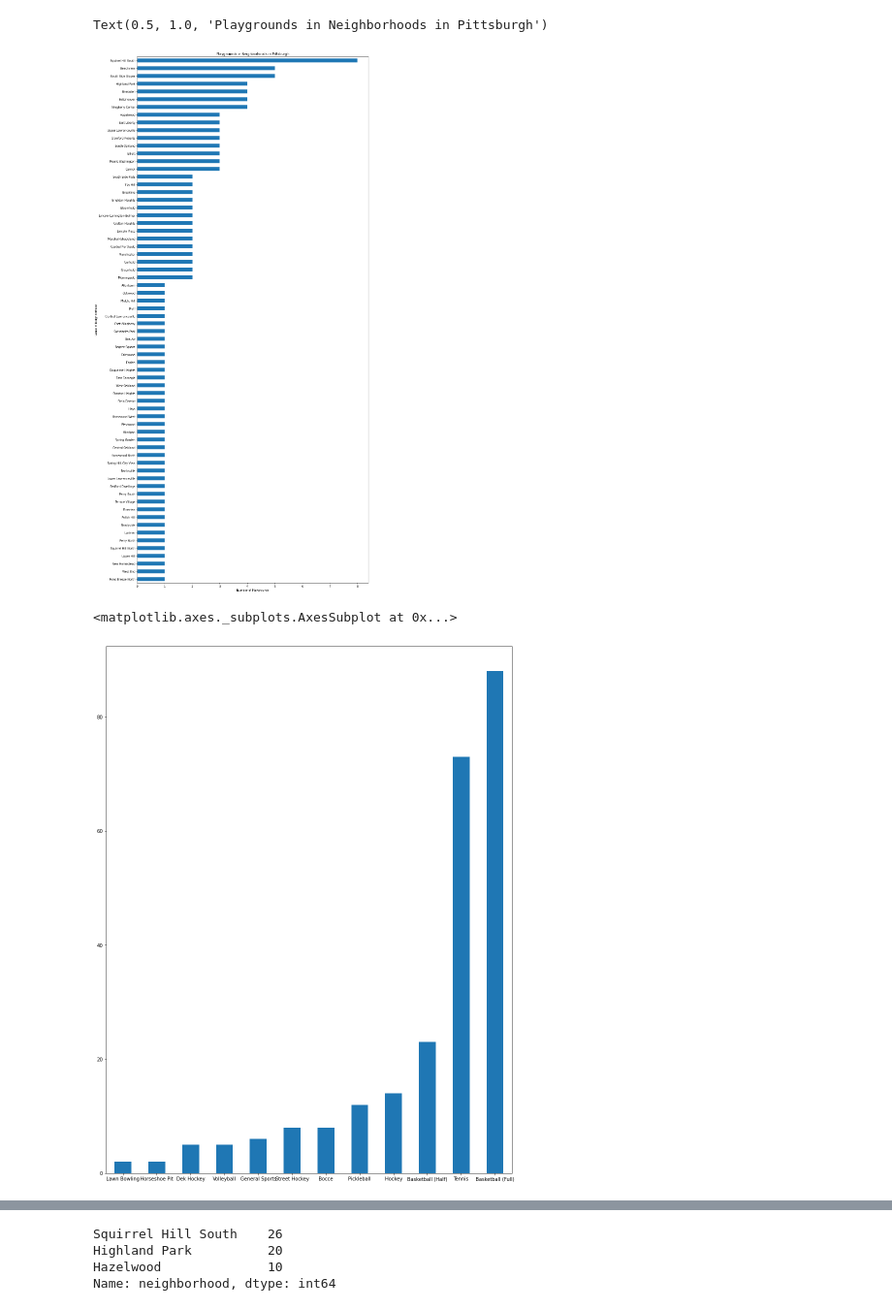
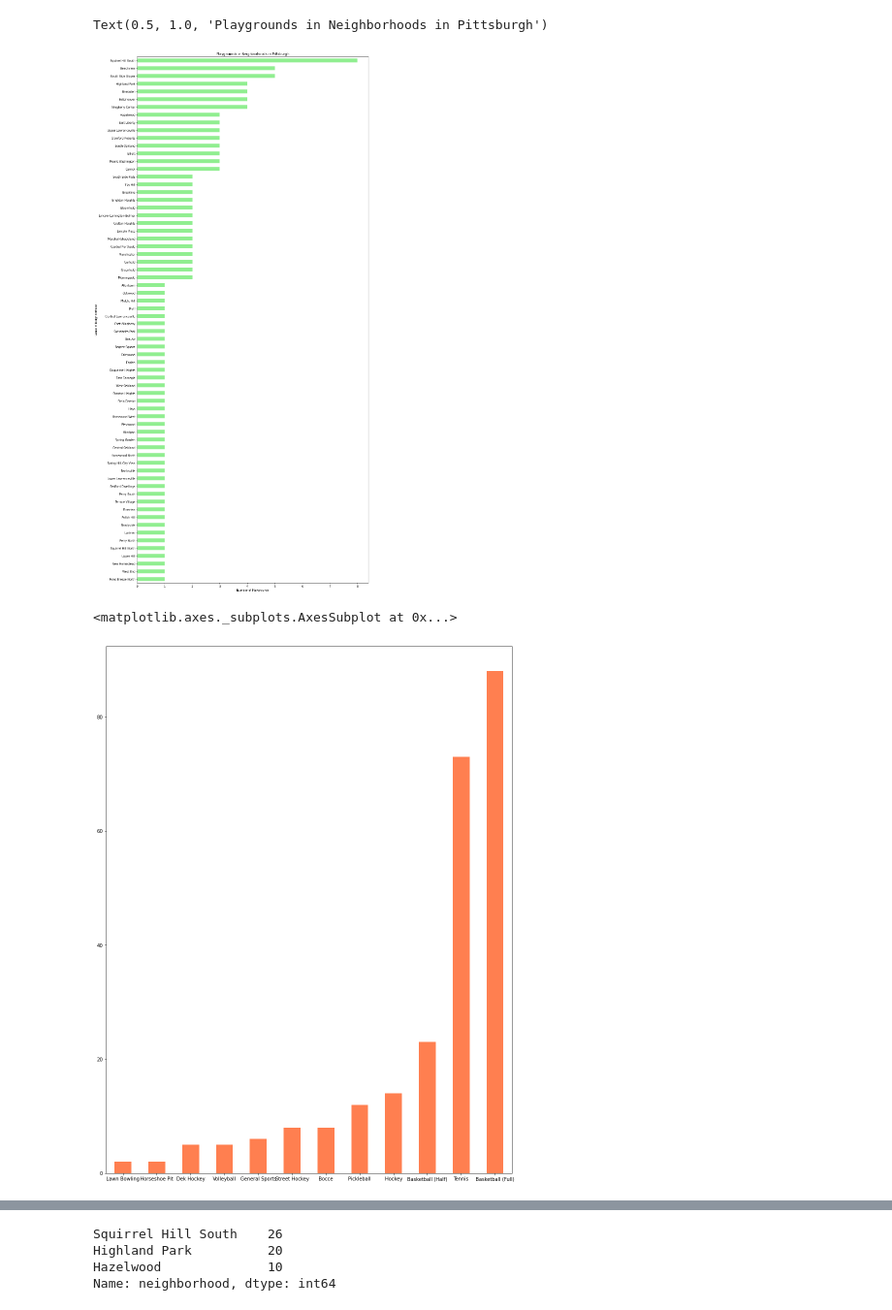
Before and after one commit to pauldoherty4/Pes-Final-Project, a Jupyter notebook: Final-File.ipynb, the cells around one changed output, grey strips where cells are left out. Shown: that part at 97% size. Drawn from its saved outputs; the diff is of its cells as text; code cells hidden in the pictures.

Commit message:
colorful graphs

```diff
--- a/Final-File.ipynb
+++ b/Final-File.ipynb
@@ -9,19 +9,19 @@ df = pd.read_csv("Parks.csv", index_col="id")
 playgrounds = pd.read_csv("Playgrounds.csv", index_col="id")
 # Plots a graph where the value_counts() gets how many parks in the neighborhood and renames the graph as ax for axis labeling
 Playgrounds = playgrounds['neighborhood'].value_counts().sort_values()
-ax = Playgrounds.plot(kind='barh', rot=0, figsize=(15,35))
+ax = Playgrounds.plot(kind='barh', rot=0, figsize=(15,35), color = 'lightgreen')
 ax.set_xlabel("Number of Playgrounds")
 ax.set_ylabel("Name of Neighborhood")
 plt.title("Playgrounds in Neighborhoods in Pittsburgh")
 # %% [output]
 Text(0.5, 1.0, 'Playgrounds in Neighborhoods in Pittsburgh')
-[figure, old version]
+[figure, new version]
 # %%
 y = df['type'].value_counts().sort_values()
-y.plot(kind='bar', rot=0, figsize=(15,20))
+y.plot(kind='bar', rot=0, figsize=(15,20), color = 'coral')
 # %% [output]
 <matplotlib.axes._subplots.AxesSubplot at 0x...>
-[figure, old version]
+[figure, new version]
 # %%
 Parks = df['neighborhood'].value_counts().sort_values(ascending = False)
 # %%
```
Also changed, not shown: parts of 1 cell of this notebook.
